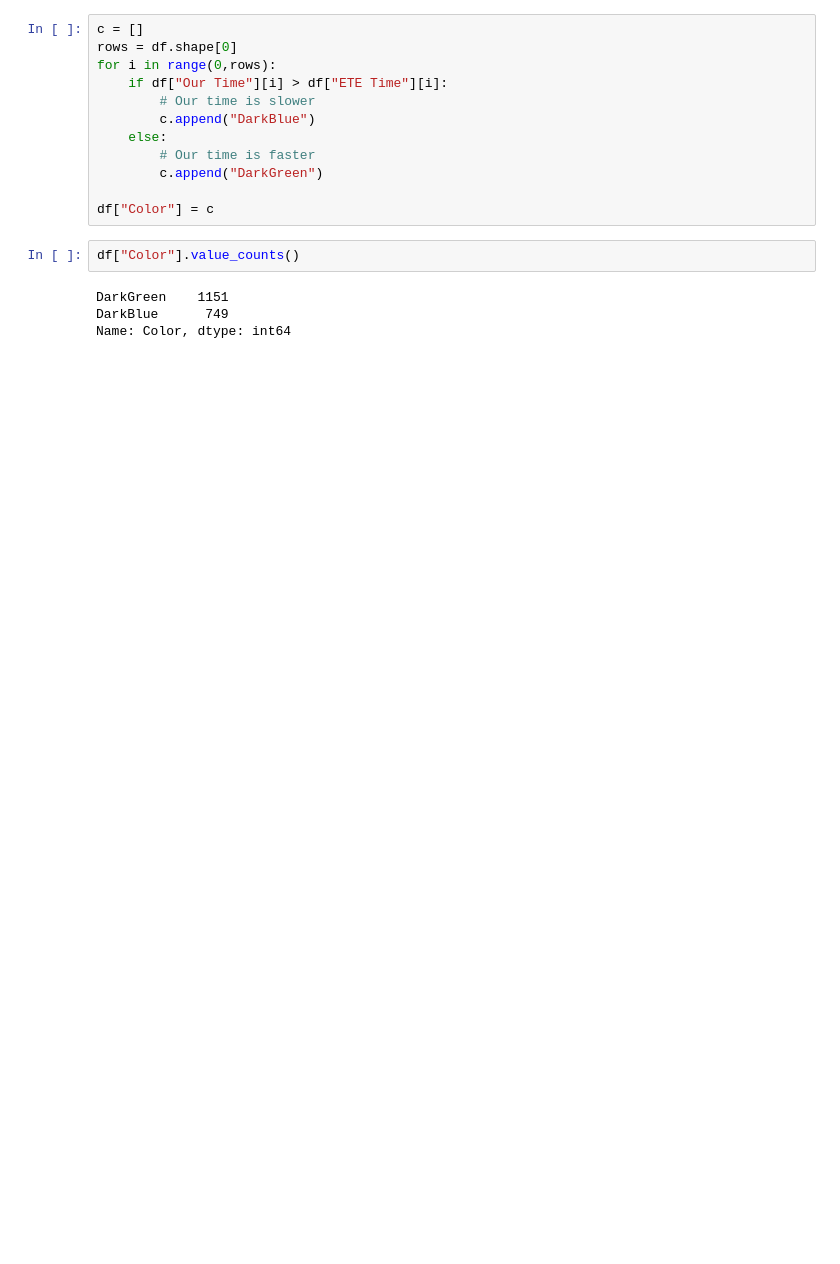
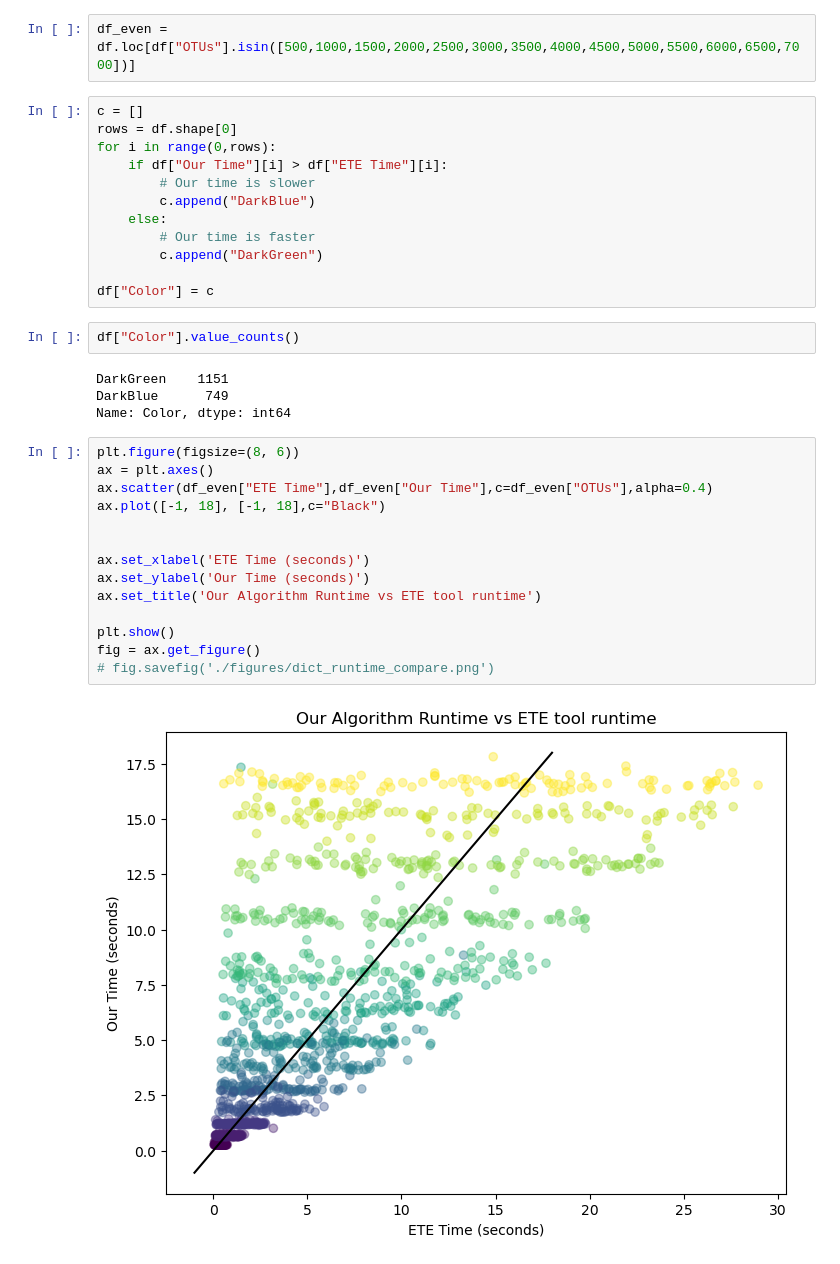
Before and after one commit to rhit-davisoc/OrthoParaTesting, a Jupyter notebook: Automated Tests/data_analysis.ipynb, the cells around one changed output. Cells and saved outputs as stored; diff of their text form; blank space fills up the shorter version.

```diff
--- a/Automated Tests/data_analysis.ipynb
+++ b/Automated Tests/data_analysis.ipynb
@@ -12,3 +35,5 @@ df = pd.concat([df1,df2,df3,df4],ignore_index=True)
+# %%
+df_even = df.loc[df["OTUs"].isin([500,1000,1500,2000,2500,3000,3500,4000,4500,5000,5500,6000,6500,7000])]
 # %%
 c = []
 rows = df.shape[0]
@@ -27,3 +52,19 @@ df["Color"].value_counts()
 DarkGreen    1151
 DarkBlue      749
 Name: Color, dtype: int64
+# %%
+plt.figure(figsize=(8, 6))
+ax = plt.axes()
+ax.scatter(df_even["ETE Time"],df_even["Our Time"],c=df_even["OTUs"],alpha=0.4)
+ax.plot([-1, 18], [-1, 18],c="Black")
+
+
+ax.set_xlabel('ETE Time (seconds)')
+ax.set_ylabel('Our Time (seconds)')
+ax.set_title('Our Algorithm Runtime vs ETE tool runtime')
+
+plt.show()
+fig = ax.get_figure()
+# fig.savefig('./figures/dict_runtime_compare.png')
+# %% [output]
+[figure, added]
```
Also changed, not shown: parts of 27 cells of this notebook, 37 other files.
